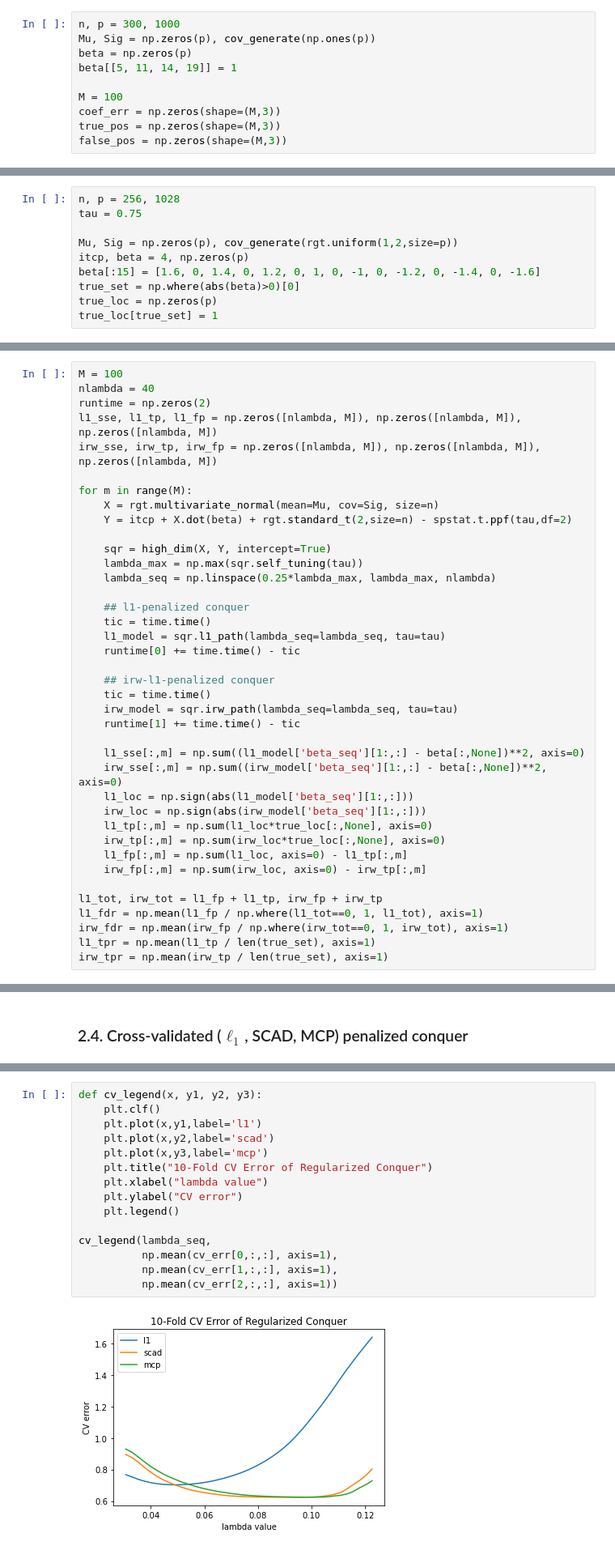
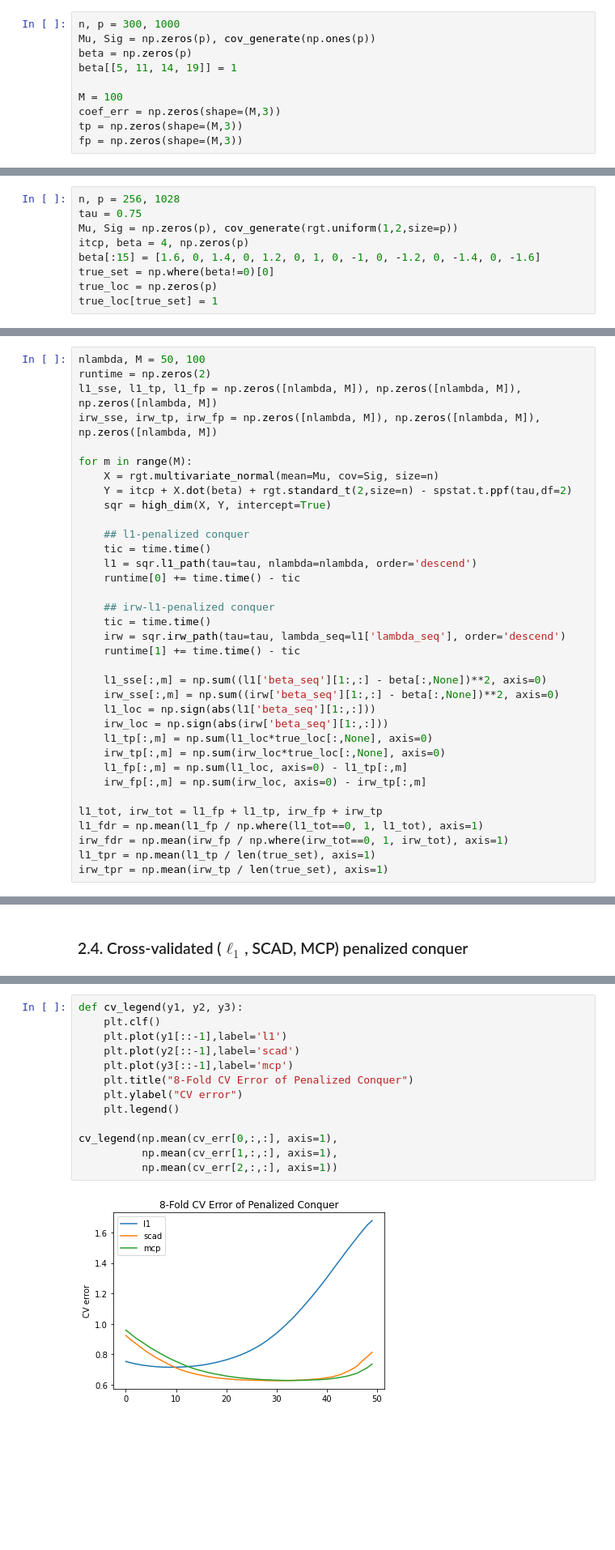
Before and after one commit to WenxinZhou/conquer, a Jupyter notebook: experiments/highd_examples.ipynb, the cells around one changed output, grey strips where cells are left out. Shown: that part at 81% size. Saved outputs shown, nothing was run; the diff lists cells and outputs as text; blank space fills up the shorter version.

```diff
--- a/experiments/highd_examples.ipynb
+++ b/experiments/highd_examples.ipynb
@@ -33,8 +33,8 @@ beta[[5, 11, 14, 19]] = 1
 
 M = 100
 coef_err = np.zeros(shape=(M,3))
-true_pos = np.zeros(shape=(M,3))
-false_pos = np.zeros(shape=(M,3))
+tp = np.zeros(shape=(M,3))
+fp = np.zeros(shape=(M,3))
 # %% [markdown]
 ### Case 1: $\tau=0.5$.
 # %%
@@ -157,11 +151,10 @@ Generate independent data vectors $\{(y_i , x_i) \}_{i=1}^n$ from the model $y_i
 # %%
 n, p = 256, 1028
 tau = 0.75
-
 Mu, Sig = np.zeros(p), cov_generate(rgt.uniform(1,2,size=p))
 itcp, beta = 4, np.zeros(p)
 beta[:15] = [1.6, 0, 1.4, 0, 1.2, 0, 1, 0, -1, 0, -1.2, 0, -1.4, 0, -1.6]
-true_set = np.where(abs(beta)>0)[0]
+true_set = np.where(beta!=0)[0]
 true_loc = np.zeros(p)
 true_loc[true_set] = 1
 # %% [markdown]
@@ -228,8 +213,7 @@ out
 # %% [markdown]
 ### 2.2. Solution paths of $\ell_1$- and iteratively reweighted $\ell_1$-penalized conquer
 # %%
-M = 100
-nlambda = 40
+nlambda, M = 50, 100
 runtime = np.zeros(2)
 l1_sse, l1_tp, l1_fp = np.zeros([nlambda, M]), np.zeros([nlambda, M]), np.zeros([nlambda, M])
 irw_sse, irw_tp, irw_fp = np.zeros([nlambda, M]), np.zeros([nlambda, M]), np.zeros([nlambda, M])
@@ -237,25 +221,22 @@ irw_sse, irw_tp, irw_fp = np.zeros([nlambda, M]), np.zeros([nlambda, M]), np.zer
 for m in range(M):
     X = rgt.multivariate_normal(mean=Mu, cov=Sig, size=n)
     Y = itcp + X.dot(beta) + rgt.standard_t(2,size=n) - spstat.t.ppf(tau,df=2)
-
     sqr = high_dim(X, Y, intercept=True)
-    lambda_max = np.max(sqr.self_tuning(tau))
-    lambda_seq = np.linspace(0.25*lambda_max, lambda_max, nlambda)
 
     ## l1-penalized conquer
     tic = time.time()
-    l1_model = sqr.l1_path(lambda_seq=lambda_seq, tau=tau)
+    l1 = sqr.l1_path(tau=tau, nlambda=nlambda, order='descend')
     runtime[0] += time.time() - tic
 
     ## irw-l1-penalized conquer
     tic = time.time()
-    irw_model = sqr.irw_path(lambda_seq=lambda_seq, tau=tau)
+    irw = sqr.irw_path(tau=tau, lambda_seq=l1['lambda_seq'], order='descend')
     runtime[1] += time.time() - tic
 
-    l1_sse[:,m] = np.sum((l1_model['beta_seq'][1:,:] - beta[:,None])**2, axis=0)
-    irw_sse[:,m] = np.sum((irw_model['beta_seq'][1:,:] - beta[:,None])**2, axis=0)
-    l1_loc = np.sign(abs(l1_model['beta_seq'][1:,:]))
-    irw_loc = np.sign(abs(irw_model['beta_seq'][1:,:]))
+    l1_sse[:,m] = np.sum((l1['beta_seq'][1:,:] - beta[:,None])**2, axis=0)
+    irw_sse[:,m] = np.sum((irw['beta_seq'][1:,:] - beta[:,None])**2, axis=0)
+    l1_loc = np.sign(abs(l1['beta_seq'][1:,:]))
+    irw_loc = np.sign(abs(irw['beta_seq'][1:,:]))
     l1_tp[:,m] = np.sum(l1_loc*true_loc[:,None], axis=0)
     irw_tp[:,m] = np.sum(irw_loc*true_loc[:,None], axis=0)
     l1_fp[:,m] = np.sum(l1_loc, axis=0) - l1_tp[:,m]
@@ -492,20 +432,18 @@ cv_out
 # %%
-def cv_legend(x, y1, y2, y3):
+def cv_legend(y1, y2, y3):
     plt.clf()
-    plt.plot(x,y1,label='l1')
-    plt.plot(x,y2,label='scad')
-    plt.plot(x,y3,label='mcp')
-    plt.title("10-Fold CV Error of Regularized Conquer")
-    plt.xlabel("lambda value")
+    plt.plot(y1[::-1],label='l1')
+    plt.plot(y2[::-1],label='scad')
+    plt.plot(y3[::-1],label='mcp')
+    plt.title("8-Fold CV Error of Penalized Conquer")
     plt.ylabel("CV error")
     plt.legend()
 
-cv_legend(lambda_seq,
-          np.mean(cv_err[0,:,:], axis=1),
+cv_legend(np.mean(cv_err[0,:,:], axis=1),
           np.mean(cv_err[1,:,:], axis=1),
           np.mean(cv_err[2,:,:], axis=1))
 # %% [output]
-[figure, old version]
+[figure, new version]
 # %% [markdown]
 ### 2.5. Model selection via Bayesian information criterion
 # %%
```
Also changed, not shown: parts of 17 cells of this notebook.
